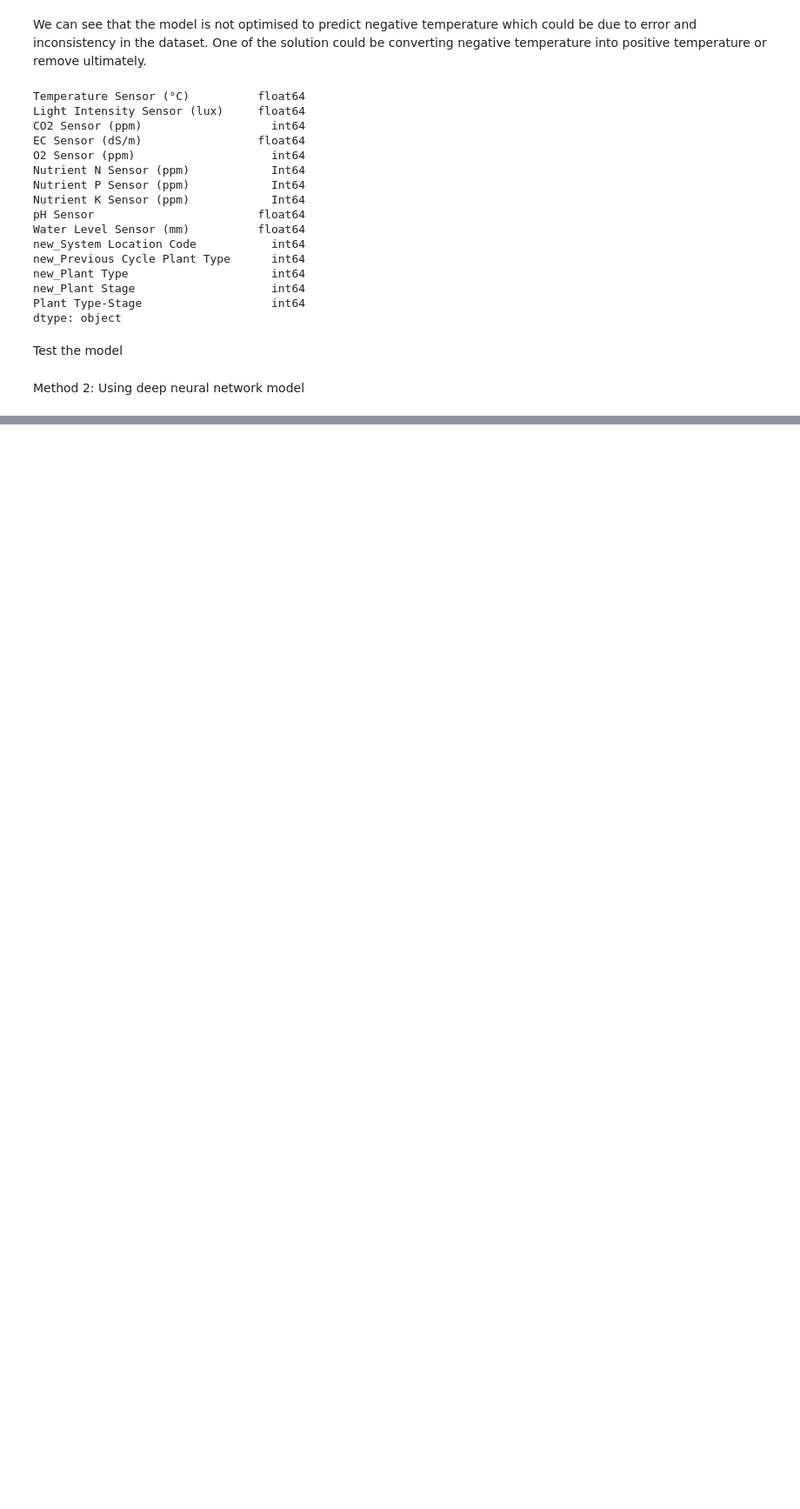
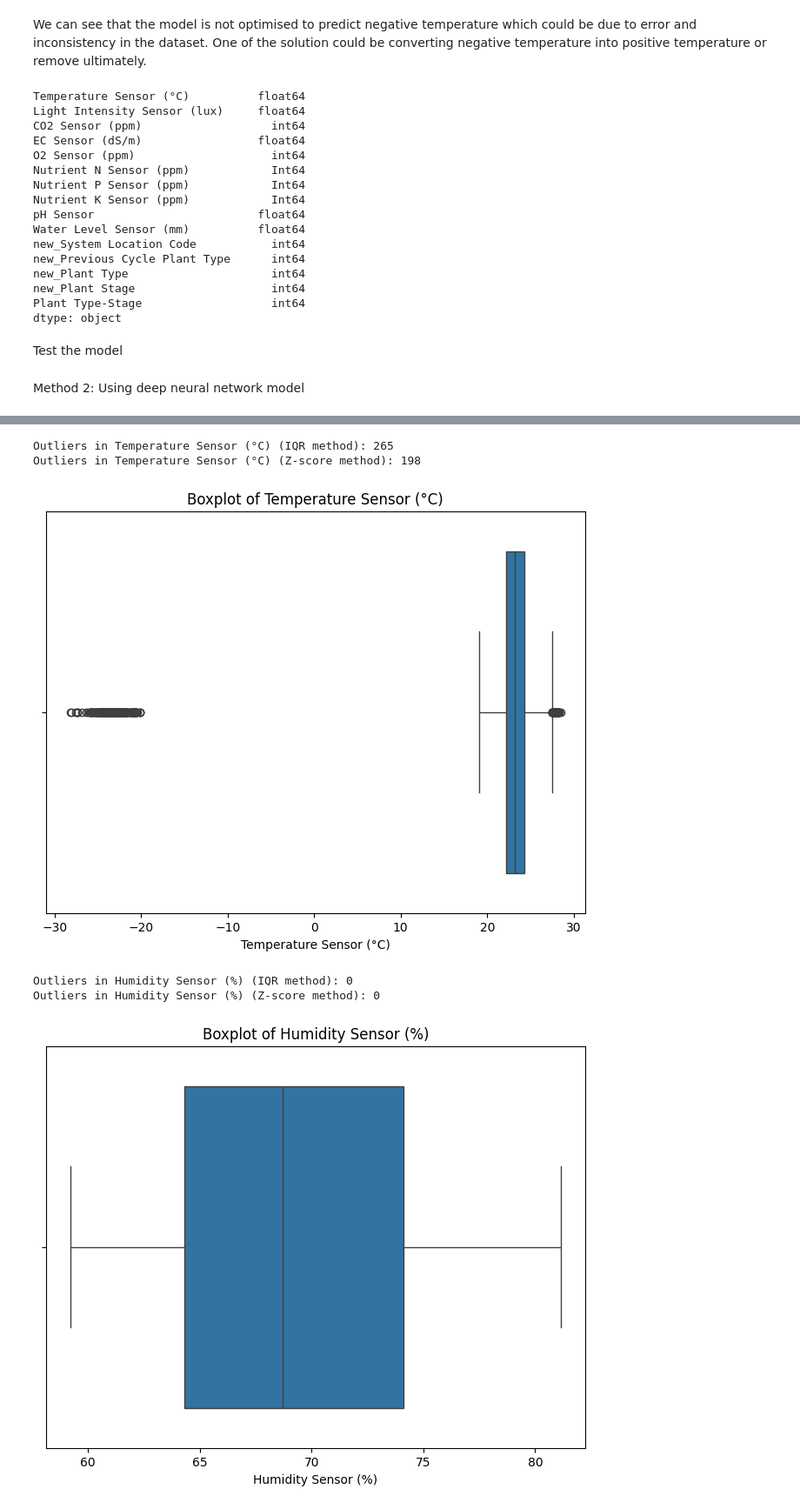
Before and after one commit to kuehlapis/AgriTech, a Jupyter notebook: eda.ipynb, the cells around one changed output, grey strips where cells are left out. Shown at 87% size. Cells and saved outputs as stored; diff of their text form; code cells hidden in the pictures; blank space fills up the shorter version.

```diff
--- a/eda.ipynb
+++ b/eda.ipynb
@@ -740,3 +739,7 @@ def predict_temperature(data, model_name=best_model_name):
     return model.predict(scaled_data)
 # %% [markdown]
 Method 2: Using deep neural network model
+# %%
+df = df.drop(columns ={"new_System Location Code", "new_Previous Cycle Plant Type", "new_Plant Type","new_Plant Stage"})
+df = df.dropna()
+print(df)
@@ -742,0 +977,66 @@ Method 2: Using deep neural network model
+# %%
+outlier_columns = [
+    'Temperature Sensor (°C)',
+    'Humidity Sensor (%)',
+    'Light Intensity Sensor (lux)',
+    'CO2 Sensor (ppm)',
+    'EC Sensor (dS/m)',
+    'O2 Sensor (ppm)',
+    'Nutrient N Sensor (ppm)',
+    'Nutrient P Sensor (ppm)',
+    'Nutrient K Sensor (ppm)',
+    'pH Sensor',
+    'Water Level Sensor (mm)'
+]
+
+# Function to detect outliers using IQR
+def detect_outliers_iqr(data, column):
+    Q1 = data[column].quantile(0.25)
+    Q3 = data[column].quantile(0.75)
+    IQR = Q3 - Q1
+    lower_bound = Q1 - 1.5 * IQR
+    upper_bound = Q3 + 1.5 * IQR
+    outliers = data[(data[column] < lower_bound) | (data[column] > upper_bound)]
+    return outliers
+
+# Function to detect outliers using Z-score
+def detect_outliers_zscore(data, column, threshold=3):
+    mean = data[column].mean()
+    std = data[column].std()
+    z_scores = (data[column] - mean) / std
+    outliers = data[np.abs(z_scores) > threshold]
+    return outliers
+
+# Detect and handle outliers for each numerical column
+for column in outlier_columns:
+    # Detect outliers using IQR
+    outliers_iqr = detect_outliers_iqr(df, column)
+    print(f"Outliers in {column} (IQR method): {len(outliers_iqr)}")
+
+    # Detect outliers using Z-score
+    outliers_zscore = detect_outliers_zscore(df, column)
+    print(f"Outliers in {column} (Z-score method): {len(outliers_zscore)}")
+
+    # Visualize outliers using a boxplot
+    plt.figure(figsize=(8, 6))
+    sns.boxplot(x=df[column])
+    plt.title(f'Boxplot of {column}')
+    plt.show()
+
+    # Handle outliers (example: cap them)
+    Q1 = df[column].quantile(0.25)
+    Q3 = df[column].quantile(0.75)
+    IQR = Q3 - Q1
+    lower_bound = Q1 - 1.5 * IQR
+    upper_bound = Q3 + 1.5 * IQR
+
+    # Cap outliers to the lower and upper bounds
+    df[column] = np.where(df[column] < lower_bound, lower_bound, df[column])
+    df[column] = np.where(df[column] > upper_bound, upper_bound, df[column])
+# %% [output]
+Outliers in Temperature Sensor (°C) (IQR method): 265
+Outliers in Temperature Sensor (°C) (Z-score method): 198
+[figure, added]
+Outliers in Humidity Sensor (%) (IQR method): 0
+Outliers in Humidity Sensor (%) (Z-score method): 0
+[figure, added]
```
Also changed, not shown: parts of 11 cells of this notebook, 1 other file.
